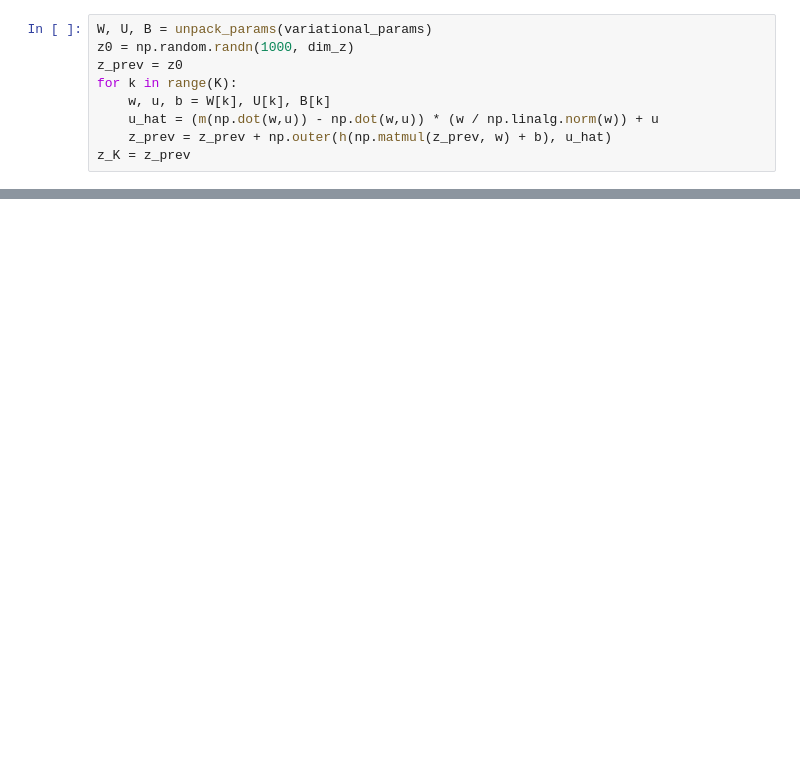
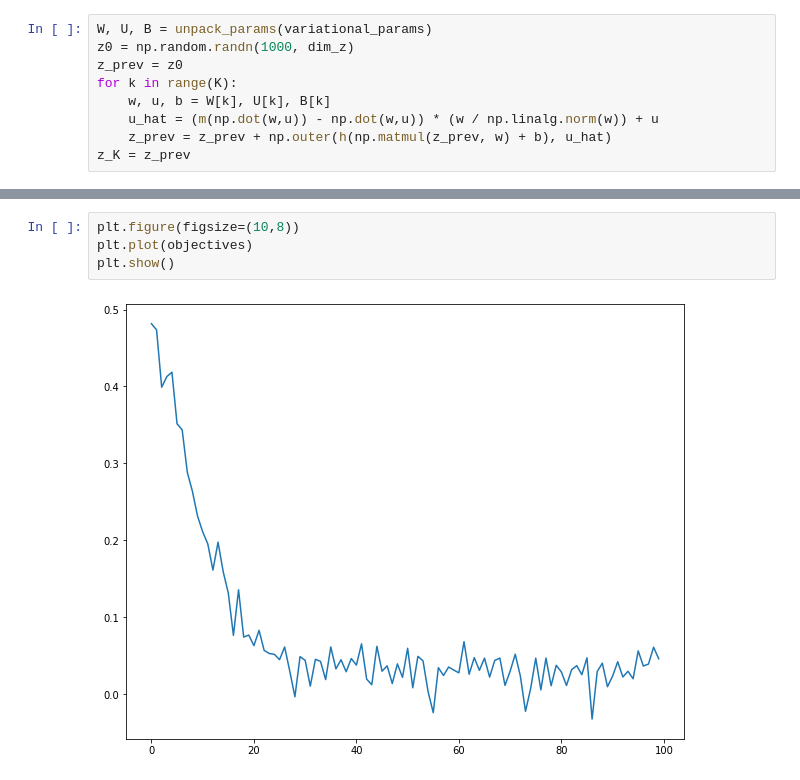
Before and after one commit to suton5/vi-normflows, a Jupyter notebook: updated_experimentation.ipynb, the cells around one changed output, grey strips where cells are left out. Cells and saved outputs as stored; diff of their text form; blank space fills up the shorter version.

```diff
--- a/updated_experimentation.ipynb
+++ b/updated_experimentation.ipynb
@@ -259,0 +364,6 @@ array([[-0.57196855,  0.65404514],
+# %%
+plt.figure(figsize=(10,8))
+plt.plot(objectives)
+plt.show()
+# %% [output]
+[figure, added]
```
Also changed, not shown: parts of 10 cells of this notebook, 5 other files.
